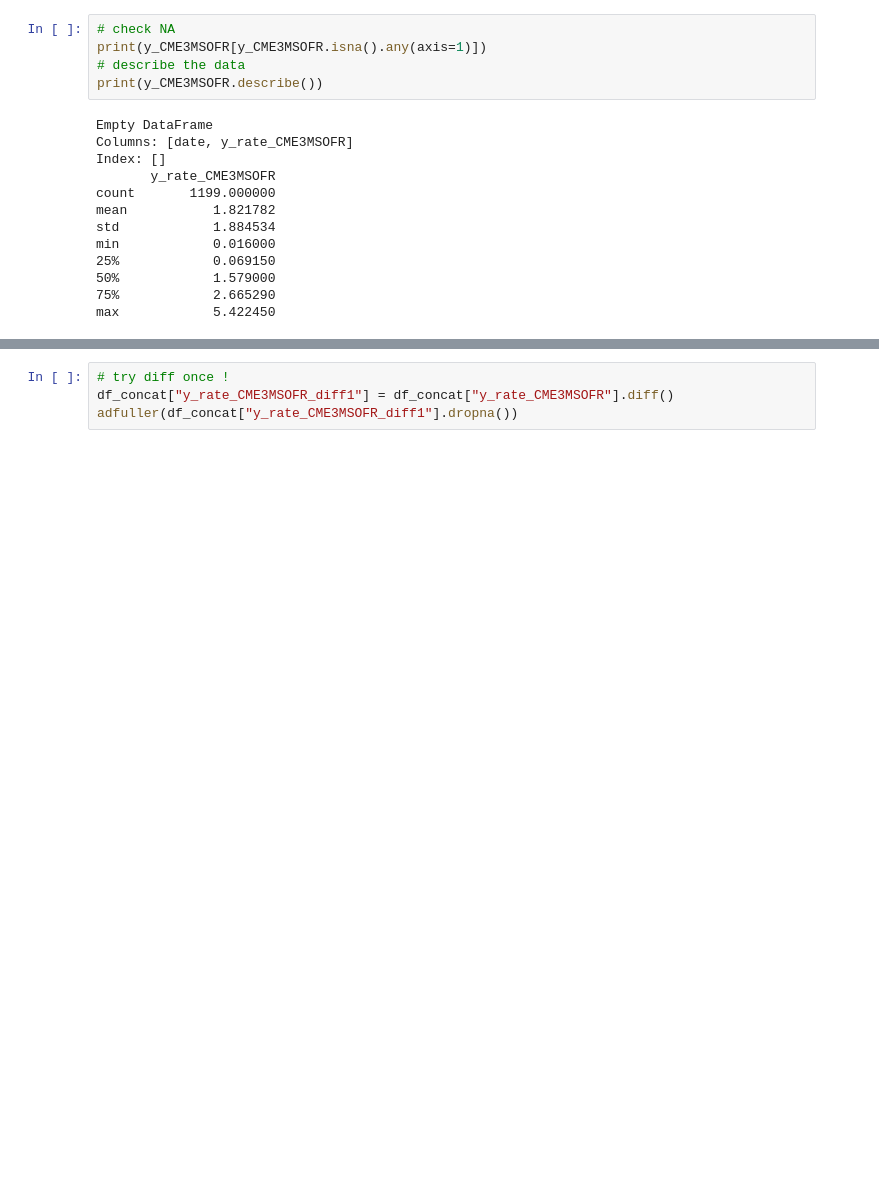
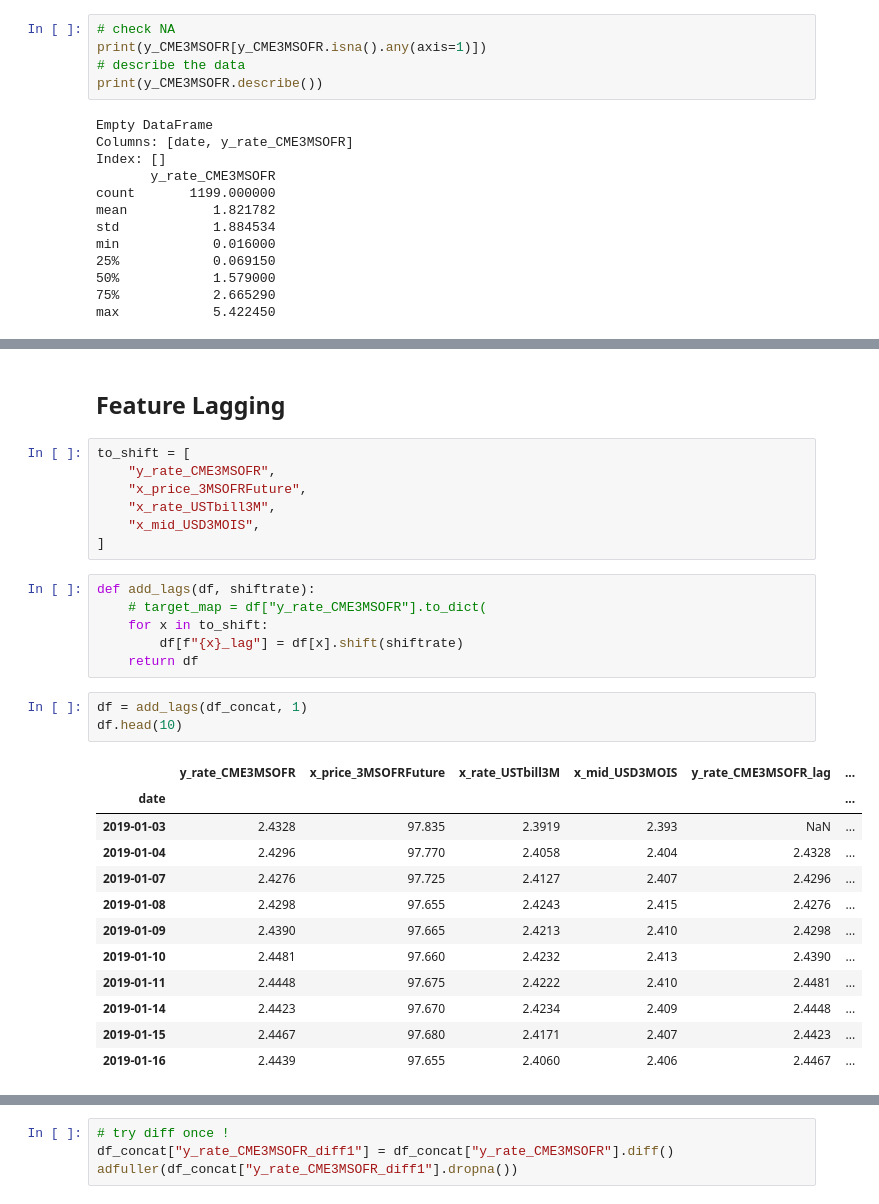
Before and after one commit to kilowiski/qf634_proj, a Jupyter notebook: code/634_jos_xgboost_simple.ipynb, the cells around one changed output, grey strips where cells are left out. Drawn from its saved outputs; the diff is of its cells as text; blank space fills up the shorter version.

```diff
--- a/code/634_jos_xgboost_simple.ipynb
+++ b/code/634_jos_xgboost_simple.ipynb
@@ -203,0 +252,31 @@ plt.grid()
+# %% [markdown]
+## Feature Lagging ##
+# %%
+to_shift = [
+    "y_rate_CME3MSOFR",
+    "x_price_3MSOFRFuture",
+    "x_rate_USTbill3M",
+    "x_mid_USD3MOIS",
+]
+# %%
+def add_lags(df, shiftrate):
+    # target_map = df["y_rate_CME3MSOFR"].to_dict(
+    for x in to_shift:
+        df[f"{x}_lag"] = df[x].shift(shiftrate)
+    return df
+# %%
+df = add_lags(df_concat, 1)
+df.head(10)
+# %% [output]
+|  | y_rate_CME3MSOFR | x_price_3MSOFRFuture | x_rate_USTbill3M | x_mid_USD3MOIS | y_rate_CME3MSOFR_lag | ... |
+| date |  |  |  |  |  | ... |
+| 2019-01-03 | 2.4328 | 97.835 | 2.3919 | 2.393 | NaN | ... |
+| 2019-01-04 | 2.4296 | 97.770 | 2.4058 | 2.404 | 2.4328 | ... |
+| 2019-01-07 | 2.4276 | 97.725 | 2.4127 | 2.407 | 2.4296 | ... |
+| 2019-01-08 | 2.4298 | 97.655 | 2.4243 | 2.415 | 2.4276 | ... |
+| 2019-01-09 | 2.4390 | 97.665 | 2.4213 | 2.410 | 2.4298 | ... |
+| 2019-01-10 | 2.4481 | 97.660 | 2.4232 | 2.413 | 2.4390 | ... |
+| 2019-01-11 | 2.4448 | 97.675 | 2.4222 | 2.410 | 2.4481 | ... |
+| 2019-01-14 | 2.4423 | 97.670 | 2.4234 | 2.409 | 2.4448 | ... |
+| 2019-01-15 | 2.4467 | 97.680 | 2.4171 | 2.407 | 2.4423 | ... |
+| 2019-01-16 | 2.4439 | 97.655 | 2.4060 | 2.406 | 2.4467 | ... |
```
Also changed, not shown: parts of 27 cells of this notebook.
